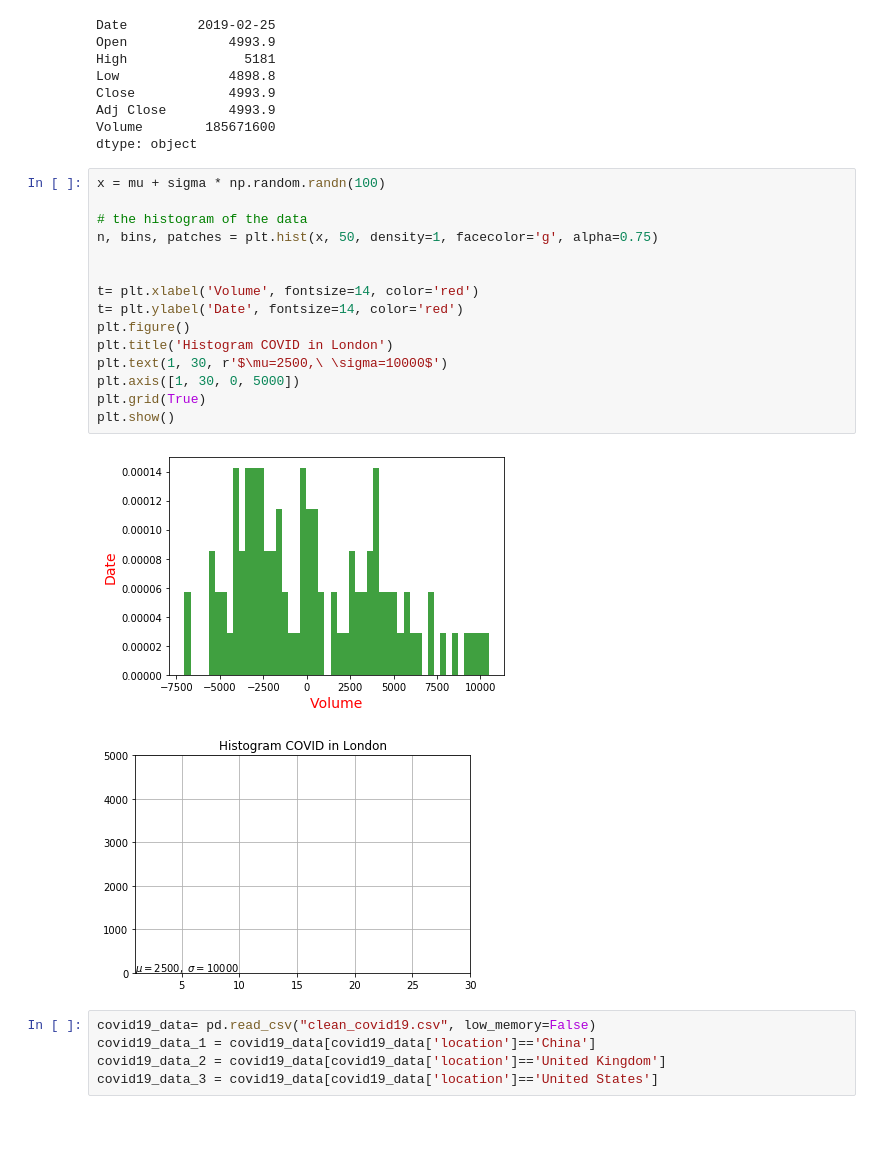
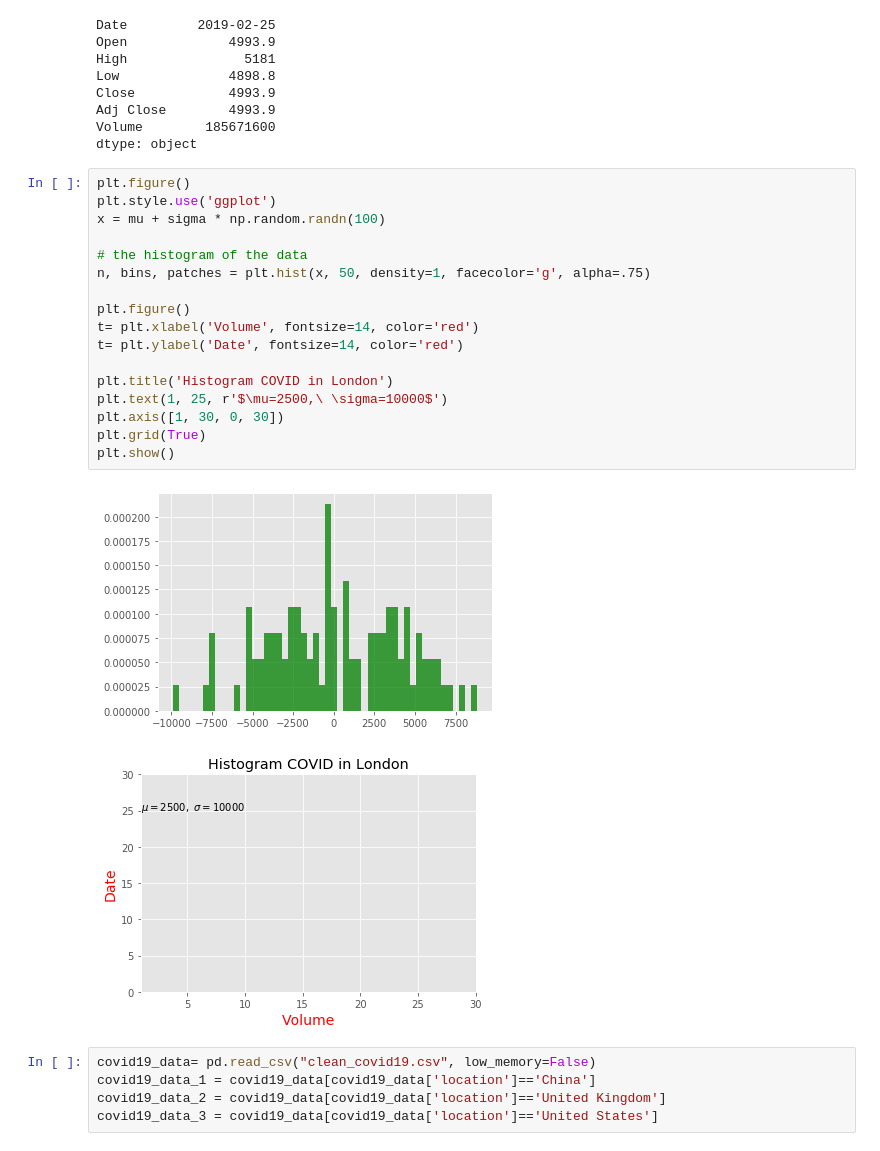
Before and after one commit to alanm1995/Rice_geeks_project, a Jupyter notebook: London_data_workbook.ipynb, the cells around one changed output. Saved outputs shown, nothing was run; the diff lists cells and outputs as text; blank space fills up the shorter version.

Commit message:
Newer charts with latest data for all merged data

```diff
--- a/London_data_workbook.ipynb
+++ b/London_data_workbook.ipynb
@@ -112,23 +113,25 @@ Adj Close        4993.9
 Volume        185671600
 dtype: object
 # %%
+plt.figure()
+plt.style.use('ggplot')
 x = mu + sigma * np.random.randn(100)
 
 # the histogram of the data
-n, bins, patches = plt.hist(x, 50, density=1, facecolor='g', alpha=0.75)
+n, bins, patches = plt.hist(x, 50, density=1, facecolor='g', alpha=.75)
 
-
+plt.figure()
 t= plt.xlabel('Volume', fontsize=14, color='red')
 t= plt.ylabel('Date', fontsize=14, color='red')
-plt.figure()
+
 plt.title('Histogram COVID in London')
-plt.text(1, 30, r'$\mu=2500,\ \sigma=10000$')
-plt.axis([1, 30, 0, 5000])
+plt.text(1, 25, r'$\mu=2500,\ \sigma=10000$')
+plt.axis([1, 30, 0, 30])
 plt.grid(True)
 plt.show()
 # %% [output]
-[figure, old version]
+[figure, new version]
-[figure, old version]
+[figure, new version]
 # %%
 covid19_data= pd.read_csv("clean_covid19.csv", low_memory=False)
 covid19_data_1 = covid19_data[covid19_data['location']=='China']
```
Also changed, not shown: parts of 1 cell of this notebook.
